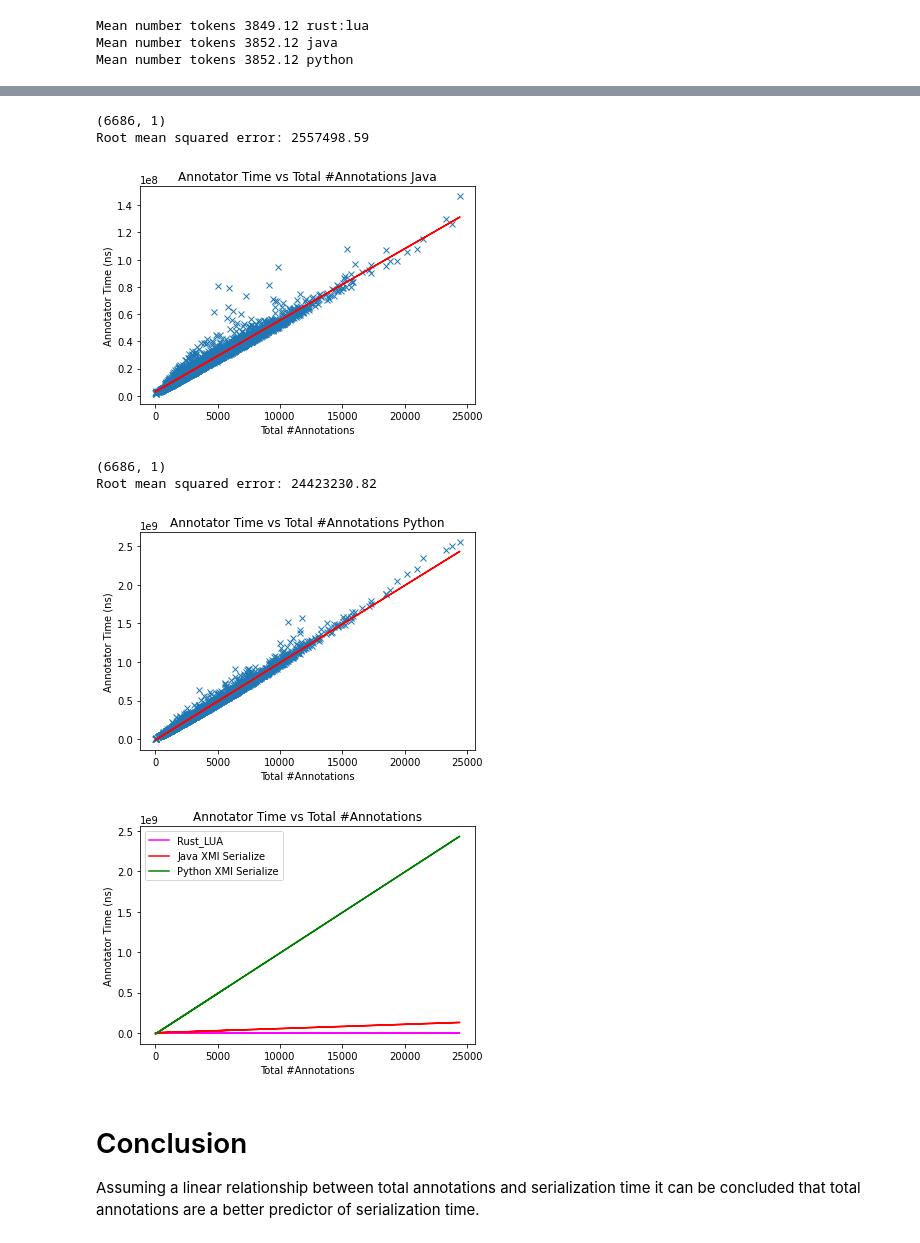
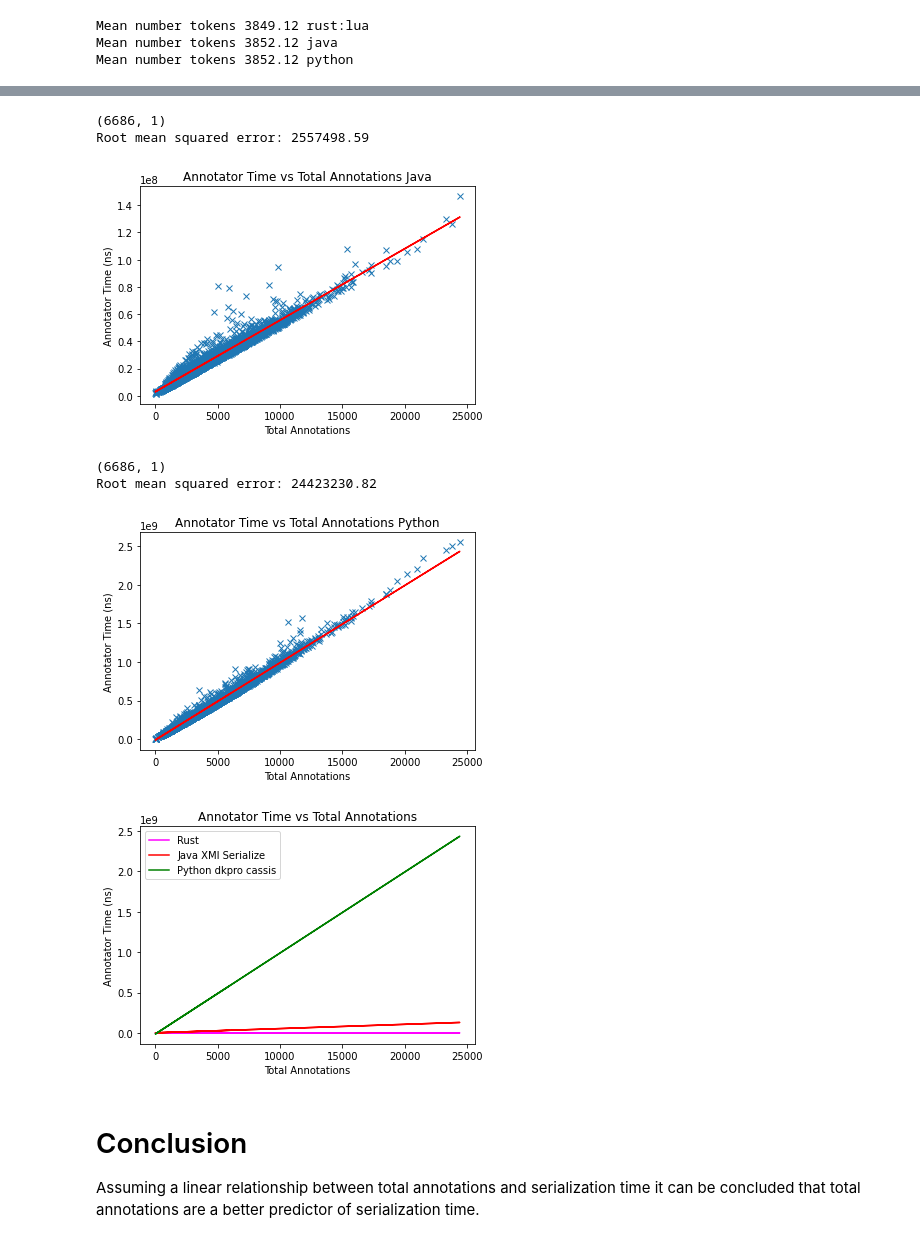
Before and after one commit to texttechnologylab/DockerUnifiedUIMAInterface, a Jupyter notebook: benchmark_containers/analysis.ipynb, the cells around one changed output, grey strips where cells are left out. Cells and saved outputs as stored; diff of their text form; code cells hidden in the pictures.

```diff
--- a/benchmark_containers/analysis.ipynb
+++ b/benchmark_containers/analysis.ipynb
@@ -271,9 +288,9 @@ Root mean squared error: 1802159.75
 # %%
 ax = df_java_token_serialize.plot(x="totalAnnotations",y="durationAnnotator", style='x')
-ax.set_xlabel("Total #Annotations")
+ax.set_xlabel("Total Annotations")
 ax.set_ylabel("Annotator Time (ns)")
 ax.get_legend().remove()
-ax.set_title("Annotator Time vs Total #Annotations Java")
+ax.set_title("Annotator Time vs Total Annotations Java")
 
 size = df_java_token_serialize["totalAnnotations"].to_numpy().shape[0]
 print(np.reshape(df_java_token_serialize["totalAnnotations"].to_numpy(),(-1,1)).shape)
@@ -283,16 +300,18 @@ reg = LinearRegression().fit(X_java_token,df_java_token_serialize["durationAnnot
 Y_pred_java_token = reg.predict(X_java_token)
 plt.plot(X_java_token, Y_pred_java_token, color='red')
 print("Root mean squared error: {error:.2f}".format(error=np.sqrt(sklearn.metrics.mean_squared_error(Y_pred_java_token, Y_java_token))))
+plt.savefig('java_token_time_annotations.png', dpi=300)
+plt.savefig('java_token_time_annotations.pgf', dpi=300, backend='pgf')
 # %% [output]
 (6686, 1)
 Root mean squared error: 2557498.59
-[figure, old version]
+[figure, new version]
 # %%
 ax = df_python_token_serialize.plot(x="totalAnnotations",y="durationAnnotator", style='x')
-ax.set_xlabel("Total #Annotations")
+ax.set_xlabel("Total Annotations")
 ax.set_ylabel("Annotator Time (ns)")
 ax.get_legend().remove()
-ax.set_title("Annotator Time vs Total #Annotations Python")
+ax.set_title("Annotator Time vs Total Annotations Python")
 
 size = df_python_token_serialize["totalAnnotations"].to_numpy().shape[0]
 print(np.reshape(df_python_token_serialize["totalAnnotations"].to_numpy(),(-1,1)).shape)
@@ -302,21 +321,25 @@ reg = LinearRegression().fit(X_python_token,df_python_token_serialize["durationA
 Y_pred_python_token = reg.predict(X_python_token)
 plt.plot(X_python_token, Y_pred_python_token, color='red')
 print("Root mean squared error: {error:.2f}".format(error=np.sqrt(sklearn.metrics.mean_squared_error(Y_pred_python_token, Y_python_token))))
+plt.savefig('python_token_time_annotations.png', dpi=300)
+plt.savefig('python_token_time_annotations.pgf', dpi=300, backend='pgf')
 # %% [output]
 (6686, 1)
 Root mean squared error: 24423230.82
-[figure, old version]
+[figure, new version]
 # %%
 plt.plot(X_rust_lua, Y_pred_rust_lua, color='magenta')
 plt.plot(X_java_token, Y_pred_java_token, color='red')
 plt.plot(X_python_token, Y_pred_python_token, color='green')
-plt.xlabel("Total #Annotations")
+plt.xlabel("Total Annotations")
 plt.ylabel("Annotator Time (ns)")
-plt.title("Annotator Time vs Total #Annotations")
-plt.legend(['Rust_LUA','Java XMI Serialize','Python XMI Serialize'])
+plt.title("Annotator Time vs Total Annotations")
+plt.legend(['Rust','Java XMI Serialize','Python dkpro cassis'])
+plt.savefig('rust_java_python_token_time_annotations.png', dpi=300)
+plt.savefig('rust_java_python_token_time_annotations.pgf', dpi=300,backend='pgf')
 plt.show()
 # %% [output]
-[figure, old version]
+[figure, new version]
 # %% [markdown]
 # Conclusion
 Assuming a linear relationship between total annotations and serialization time it can be concluded that total annotations are a better predictor of serialization time.
```
Also changed, not shown: parts of 9 cells of this notebook, 2 other files.
